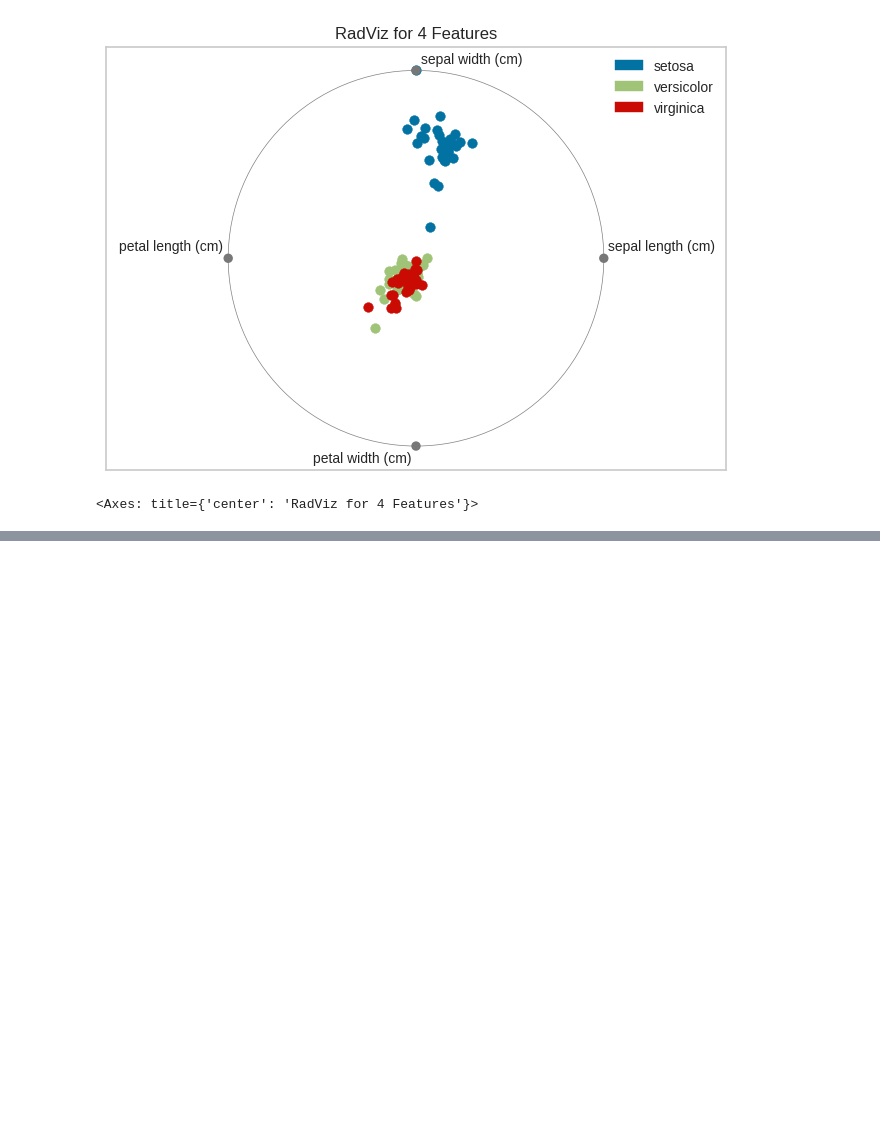
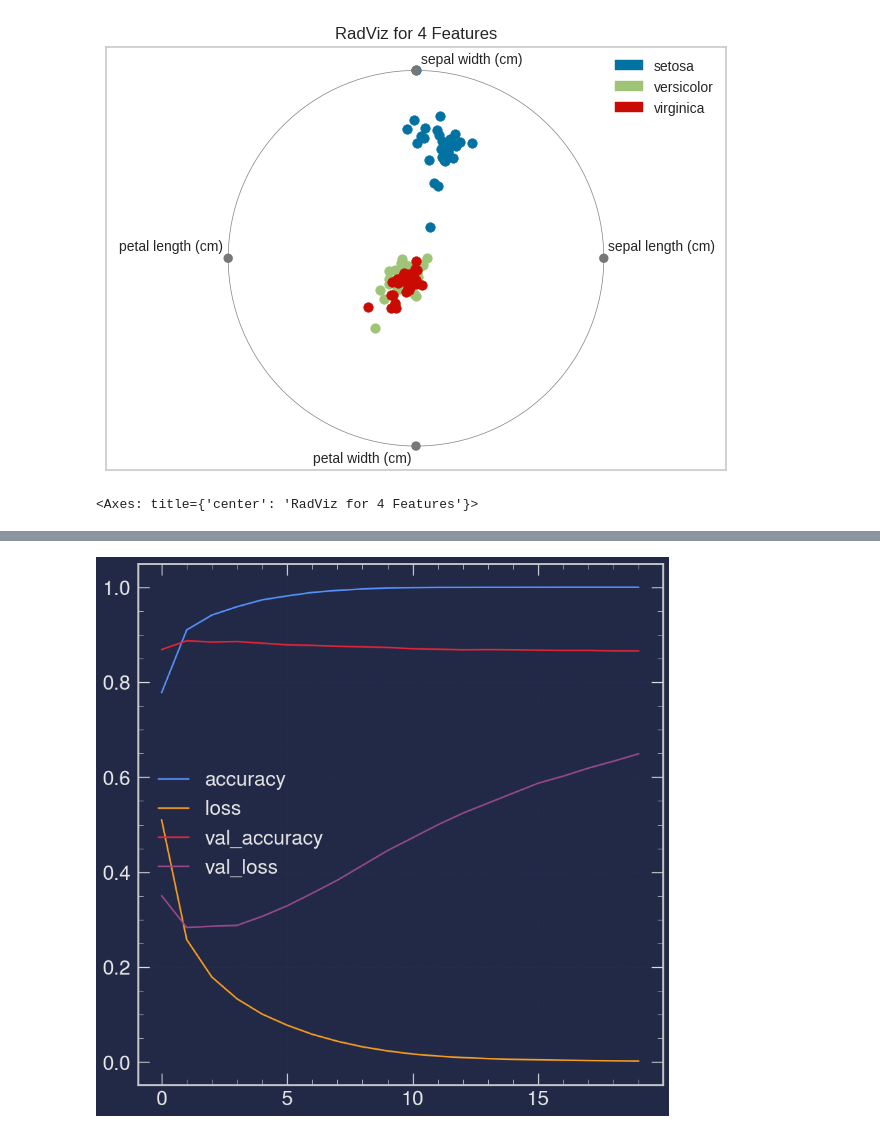
Before and after one commit to MinyaevAndrey/MYPETS, a Jupyter notebook: metrics.ipynb, the cells around one changed output, grey strips where cells are left out. Saved outputs shown, nothing was run; the diff lists cells and outputs as text; code cells hidden in the pictures; blank space fills up the shorter version.

```diff
--- a/metrics.ipynb
+++ b/metrics.ipynb
@@ -785,0 +859,11 @@ viz_rad.show()
+# %%
+import mplhep as hep
+hep.style.use(hep.style.ROOT)
+# %%
+def plot(h):
+  [plt.plot(h[k], label=k) for k in h]
+  plt.legend()
+  plt.show()
+plot(history.history)
+# %% [output]
+[figure, added]
```
Also changed, not shown: parts of 12 cells of this notebook.
